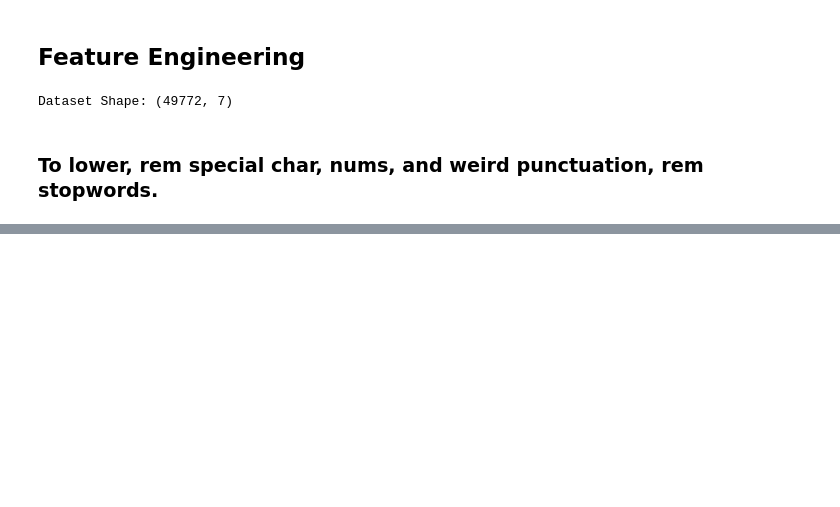
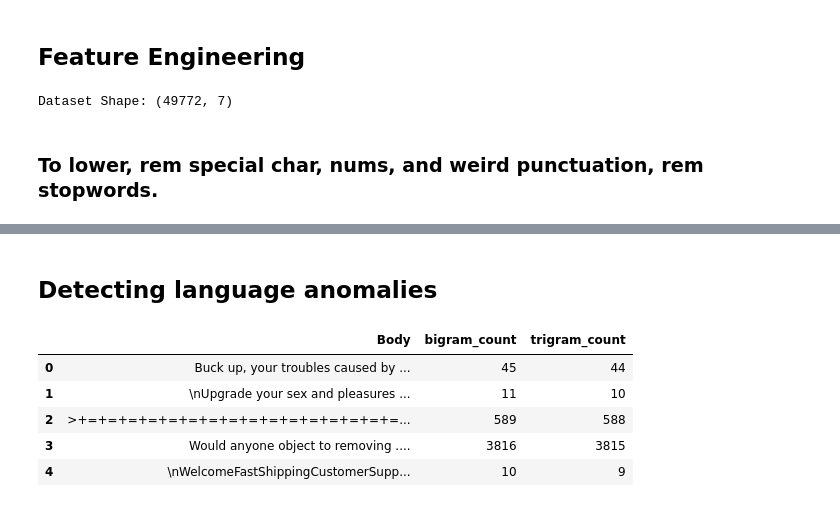
Before and after one commit to EllenBritton-LeBihan/COMP3000-Computing-Project, a Jupyter notebook: src/dataset_trials_jupyter.ipynb, the cells around one changed output, grey strips where cells are left out. Saved outputs shown, nothing was run; the diff lists cells and outputs as text; code cells hidden in the pictures; blank space fills up the shorter version.

```diff
--- a/src/dataset_trials_jupyter.ipynb
+++ b/src/dataset_trials_jupyter.ipynb
@@ -182,0 +188,2 @@ AttributeError: module 'pandas' has no attribute 'insull'
+# %% [markdown]
+<h2>Detecting language anomalies</h2>
@@ -182,0 +210,10 @@ AttributeError: module 'pandas' has no attribute 'insull'
+# %%
+#verify
+combined_dataset[['Body', 'bigram_count', 'trigram_count']].head()
+# %% [output]
+|  | Body | bigram_count | trigram_count |
+| 0 | Buck up, your troubles caused by ... | 45 | 44 |
+| 1 | \nUpgrade your sex and pleasures ... | 11 | 10 |
+| 2 | >+=+=+=+=+=+=+=+=+=+=+=+=+=+=+=+=... | 589 | 588 |
+| 3 | Would anyone object to removing .... | 3816 | 3815 |
+| 4 | \nWelcomeFastShippingCustomerSupp... | 10 | 9 |
```
Also changed, not shown: parts of 26 cells of this notebook, 2 other files.
